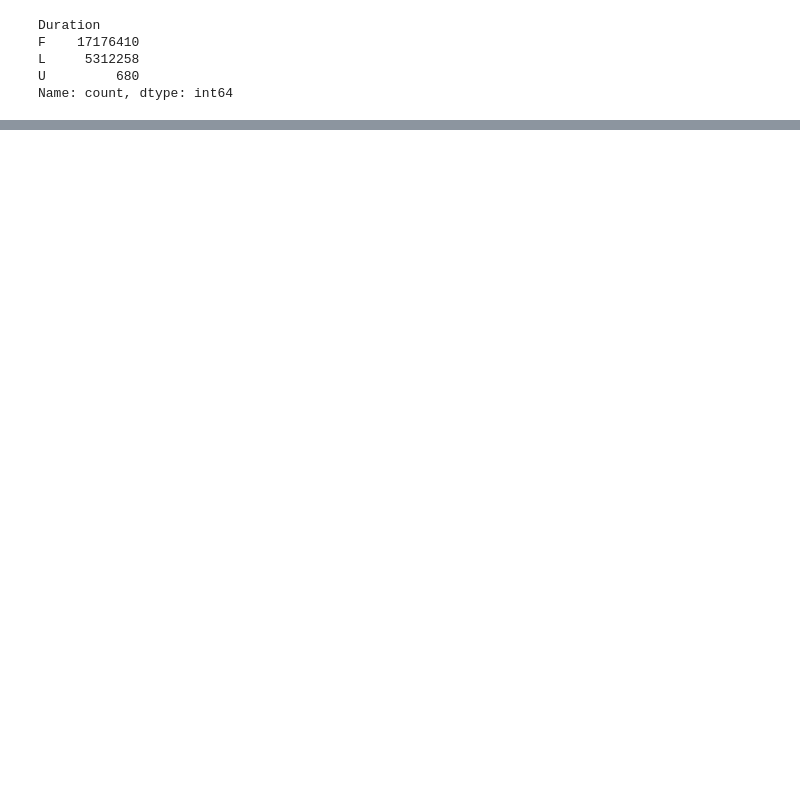
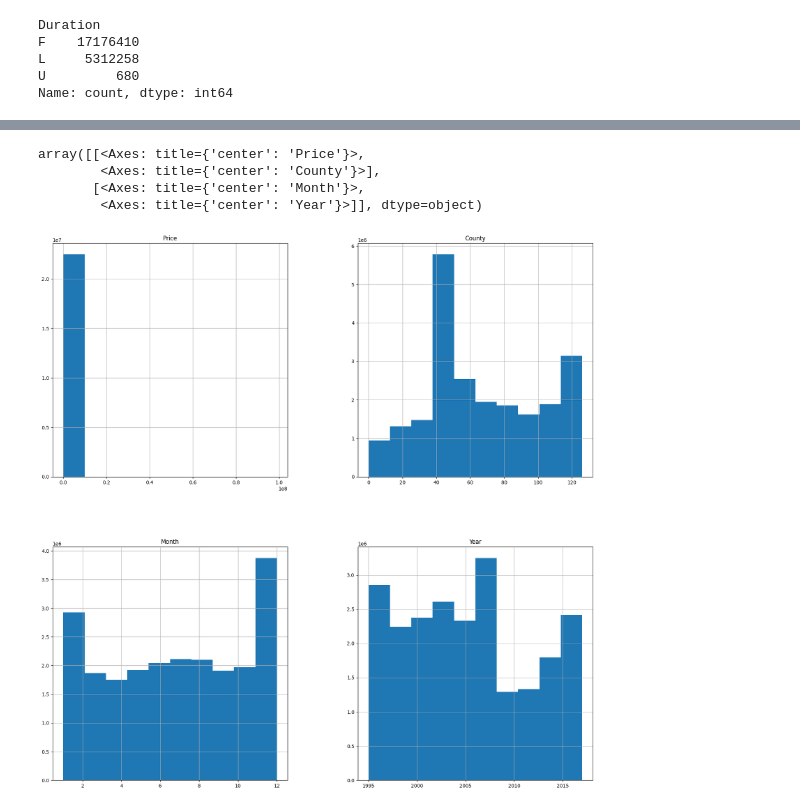
Before and after one commit to osoisi/US-House-Prediction-p1, a Jupyter notebook: UK Land Registry Transactions.ipynb, the cells around one changed output, grey strips where cells are left out. Cells and saved outputs as stored; diff of their text form; code cells hidden in the pictures; blank space fills up the shorter version.

```diff
--- a/UK Land Registry Transactions.ipynb
+++ b/UK Land Registry Transactions.ipynb
@@ -106,0 +216,2 @@ df['Duration']=df['Duration'].map(duration_map)
+# %%
+df['Year']=df['Date of Transfer'].dt.year
@@ -106,0 +239,6 @@ df['Duration']=df['Duration'].map(duration_map)
+# %%
+df = df.join(pd.get_dummies(df[['Property Type',	'Old/New',	'Duration']]))
+# %%
+df = df.drop(columns=['Property Type',	'Old/New',	'Duration'])
+# %%
+df= df.drop(columns=['Transaction unique identifier','Date of Transfer'])
@@ -106,0 +271,8 @@ df['Duration']=df['Duration'].map(duration_map)
+# %%
+df.hist(figsize=(20,20))
+# %% [output]
+array([[<Axes: title={'center': 'Price'}>,
+        <Axes: title={'center': 'County'}>],
+       [<Axes: title={'center': 'Month'}>,
+        <Axes: title={'center': 'Year'}>]], dtype=object)
+[figure, added]
```
Also changed, not shown: parts of 40 cells of this notebook.
